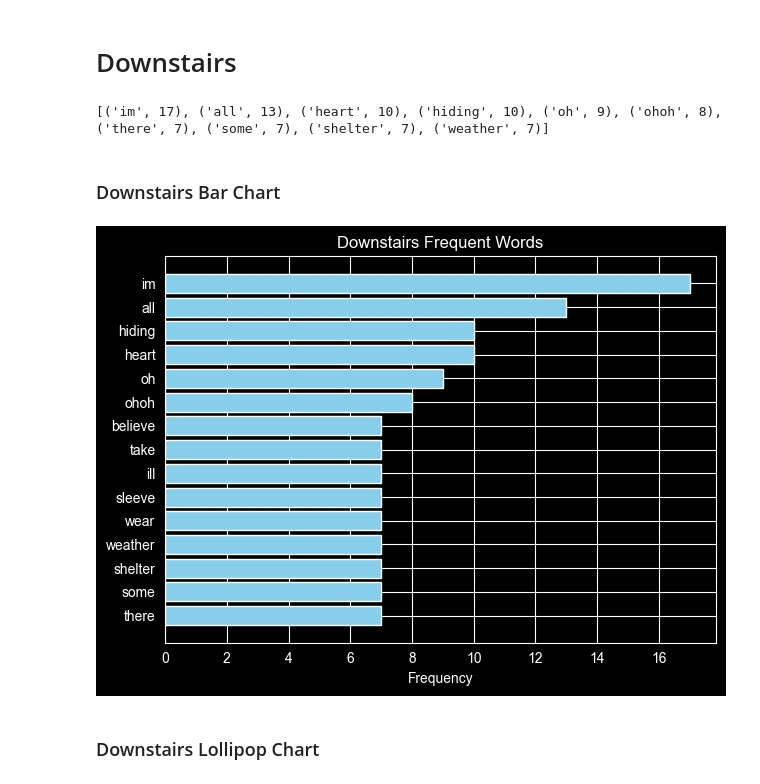
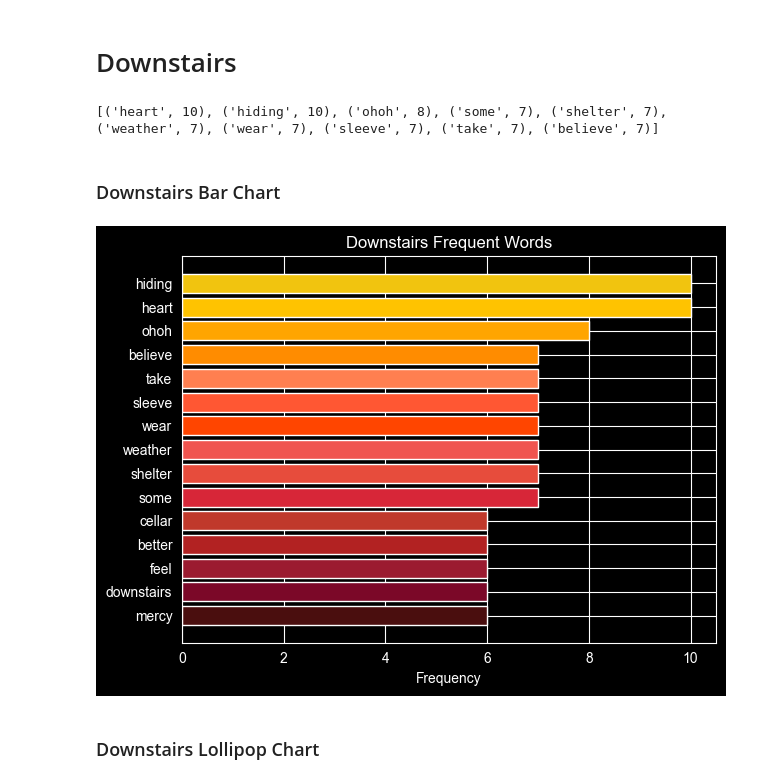
Before and after one commit to MeredithClikkie/torchbearerlab.github.io, a Jupyter notebook: Downstairs.ipynb, the cells around one changed output. Drawn from its saved outputs; the diff is of its cells as text; code cells hidden in the pictures.

```diff
--- a/Downstairs.ipynb
+++ b/Downstairs.ipynb
@@ -23,7 +23,8 @@ stop_words = [
     "but", "if", "or", "because", "as", "until", "while", "of", "at", "by",
     "for", "with", "about", "against", "between", "into", "through", "during",
     "before", "after", "above", "below", "to", "from", "up", "down", "in",
-    "out", "on", "off", "over", "under", "again", "further", "then", "once"
+    "out", "on", "off", "over", "under", "again", "further", "then", "once",
+    "not", "no", "yes", "so", "can", "just", "dont", "yeah", "let", "im", "ah", "want", "like", "ive", "all", "ooh", "ill", "even", "forforforforforfor", "yeahyeahyeahyeah", "daisychained" "thats", "there", "oh"
 ]
 
 # Function to remove stop words from a string
@@ -31,10 +32,6 @@ def remove_stopwords(text):
     words = text.split()
     filtered_words = [word for word in words if word.lower() not in stop_words]
     return " ".join(filtered_words)
-
-# Apply to your column
-# df1=filtered_df.copy()
-# df1['unique'] = df1['unique'].apply(remove_stopwords)
 
 lyrics = """You-ooh-ooh can have all I've made and all I've ever known
  You-ooh-ooh can have both my lungs if you ask me so
@@ -117,24 +114,43 @@ counts = Counter(words)
 # 5. Output: View the most frequent meaningful words
 print(counts.most_common(10))
 # %% [output]
-[('im', 17), ('all', 13), ('heart', 10), ('hiding', 10), ('oh', 9), ('ohoh', 8), ('there', 7), ('some', 7), ('shelter', 7), ('weather', 7)]
+[('heart', 10), ('hiding', 10), ('ohoh', 8), ('some', 7), ('shelter', 7), ('weather', 7), ('wear', 7), ('sleeve', 7), ('take', 7), ('believe', 7)]
 # %% [markdown]
 ### Downstairs Bar Chart
 # %%
 # Convert your Counter object to a sorted DataFrame
 df_counts = pd.DataFrame(counts.most_common(15), columns=['Word', 'Count'])
 df_counts = df_counts.sort_values(by='Count', ascending=True)
 
+# Define Red/Orange/Yellow palette
+warm_colors = [
+    '#4A0E0E', # Dark Garnet
+    '#7B0828', # Deep Ruby
+    '#9B1B30', # Chili Pepper
+    '#B22222', # Firebrick
+    '#C0392B', # Pomegranate
+    '#D72638', # Crimson
+    '#E74C3C', # Alizarin
+    '#F0544F', # Soft Coral
+    '#FF4500', # Orange Red
+    '#FF5733', # Persimmon
+    '#FF7F50', # Coral
+    '#FF8C00', # Dark Orange
+    '#FFA500', # Orange
+    '#FFC300', # Sunflower
+    '#F1C40F'  # Maize
+]
+
 # Create the plot
-plt.barh(df_counts['Word'], df_counts['Count'], color='skyblue')
+plt.barh(df_counts['Word'], df_counts['Count'], color=warm_colors)
 plt.xlabel('Frequency')
 plt.title('Downstairs Frequent Words')
 plt.tight_layout()
 
 # Save or display
-plt.savefig('Downstairs_bar.png')
+plt.savefig('downstairs_bar.png')
 # %% [output]
-[figure, old version]
+[figure, new version]
 # %% [markdown]
 ### Downstairs Lollipop Chart
 # %%
```
Also changed, not shown: parts of 6 cells of this notebook, 5 other files.
